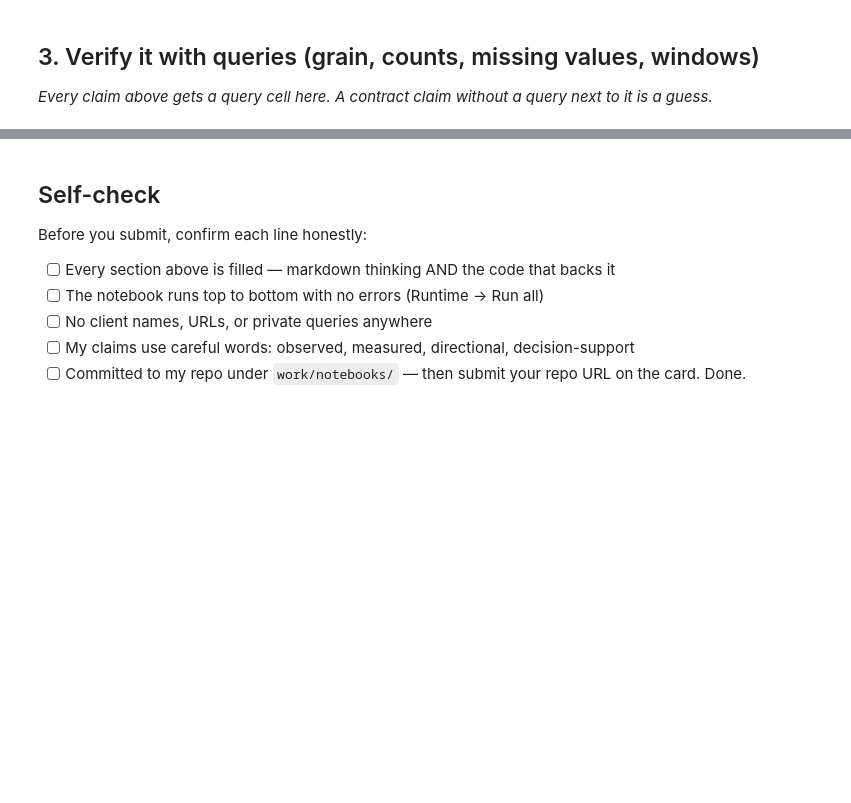
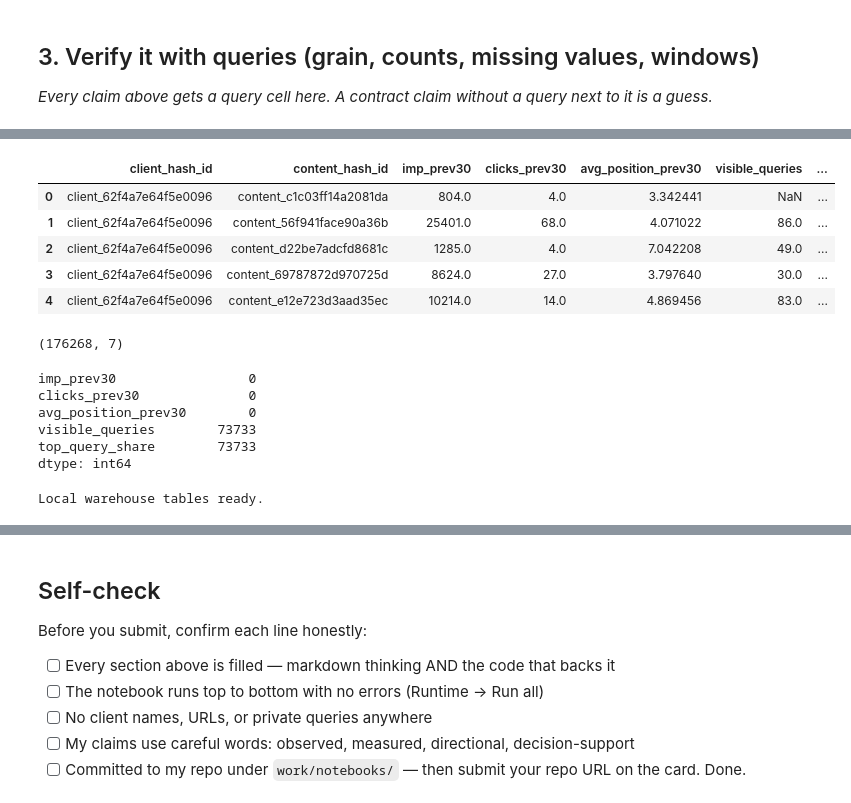
Before and after one commit to mohsanalee/flyrank-ml-internship, a Jupyter notebook: work/notebooks/w03_data_contract.ipynb, the cells around one changed output, grey strips where cells are left out. Drawn from its saved outputs; the diff is of its cells as text; code cells hidden in the pictures; blank space fills up the shorter version.

```diff
--- a/work/notebooks/w03_data_contract.ipynb
+++ b/work/notebooks/w03_data_contract.ipynb
@@ -33,0 +249,15 @@ This skeleton is yours to fill. Work the sections **in order** — each one has
+# %%
+from pathlib import Path
+
+next_root = Path(path_next)
+
+apr_files = list(
+    next_root.rglob(
+        "fact_content_daily_performance/month=2026-04/*.parquet"
+    )
+)
+
+print("April files found:", len(apr_files))
+
+for f in apr_files:
+    print(f)
@@ -33,0 +311,63 @@ This skeleton is yours to fill. Work the sections **in order** — each one has
+# %%
+query_path = Path(path) / "fact_content_query_90d.parquet"
+
+query_features = con.sql(f"""
+    SELECT
+        client_hash_id,
+        content_hash_id,
+        MAX(content_visible_query_count) AS visible_queries,
+        MAX(anonymized_impressions_share) AS top_query_share
+    FROM read_parquet('{query_path}')
+    GROUP BY 1, 2
+""").df()
+
+feature_frame = features.merge(
+    query_features,
+    on=["client_hash_id", "content_hash_id"],
+    how="left"
+)
+
+feature_cols = [
+    "imp_prev30",
+    "clicks_prev30",
+    "avg_position_prev30",
+    "visible_queries",
+    "top_query_share",
+]
+
+feature_frame = feature_frame[
+    ["client_hash_id", "content_hash_id"] + feature_cols
+]
+
+feature_frame.head()
+# %% [output]
+|  | client_hash_id | content_hash_id | imp_prev30 | clicks_prev30 | avg_position_prev30 | visible_queries | ... |
+| 0 | client_62f4a7e64f5e0096 | content_c1c03ff14a2081da | 804.0 | 4.0 | 3.342441 | NaN | ... |
+| 1 | client_62f4a7e64f5e0096 | content_56f941face90a36b | 25401.0 | 68.0 | 4.071022 | 86.0 | ... |
+| 2 | client_62f4a7e64f5e0096 | content_d22be7adcfd8681c | 1285.0 | 4.0 | 7.042208 | 49.0 | ... |
+| 3 | client_62f4a7e64f5e0096 | content_69787872d970725d | 8624.0 | 27.0 | 3.797640 | 30.0 | ... |
+| 4 | client_62f4a7e64f5e0096 | content_e12e723d3aad35ec | 10214.0 | 14.0 | 4.869456 | 83.0 | ... |
+# %%
+feature_frame.shape
+# %% [output]
+(176268, 7)
+# %%
+feature_frame[feature_cols].isna().sum()
+# %% [output]
+imp_prev30                 0
+clicks_prev30              0
+avg_position_prev30        0
+visible_queries        73733
+top_query_share        73733
+dtype: int64
+# %%
+TABLES = {
+    "dim_clients": f"read_parquet('{path}/dim_clients.parquet')",
+    "dim_content": f"read_parquet('{path}/dim_content.parquet')",
+    "fact_daily": f"read_parquet('{path}/fact_content_daily_performance/month=2026-03/**/*.parquet')",
+    "fact_query_90d": f"read_parquet('{path}/fact_content_query_90d.parquet')",
+}
+
+print("Local warehouse tables ready.")
+# %% [output]
+Local warehouse tables ready.
```
Also changed, not shown: parts of 26 cells of this notebook.
